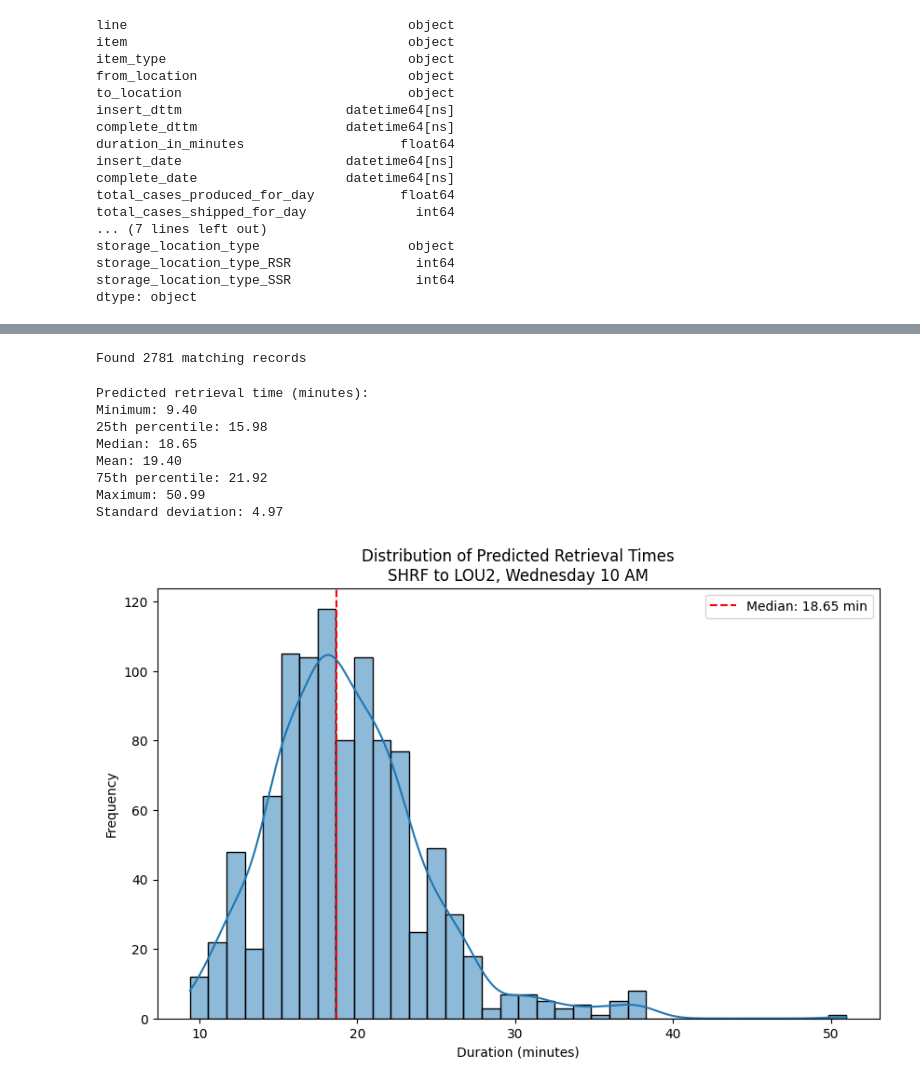
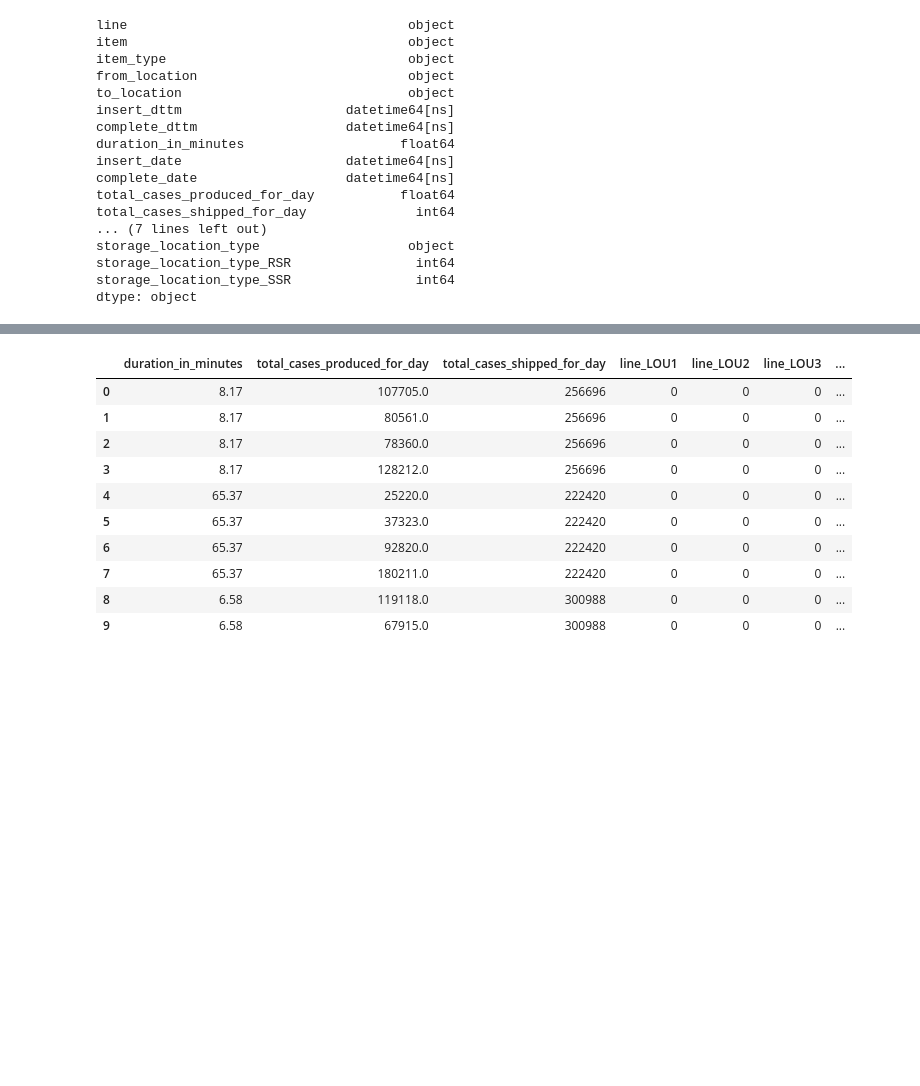
Before and after one commit to dandrew-nbl/autocall-retrieval-predictor, a Jupyter notebook: data_prep.ipynb, the cells around one changed output, grey strips where cells are left out. Saved outputs shown, nothing was run; the diff lists cells and outputs as text; code cells hidden in the pictures; blank space fills up the shorter version.

```diff
--- a/data_prep.ipynb
+++ b/data_prep.ipynb
@@ -1093,42 +322,14 @@ def predict_retrieval_times_monte_carlo(
-# %%
-# Example usage
-result = predict_retrieval_times_monte_carlo(
-    item_type='SHRF',
-    production_line='LOU2',
-    cases_produced=85000,
-    cases_shipped=170000,
-    day_of_week=2,  # Wednesday
-    hour_of_day=10,  # 10 AM
-    n_simulations=1000
-)
-
-# Print results
-print(f"Predicted retrieval time (minutes):")
-print(f"Minimum: {result['min']:.2f}")
-print(f"25th percentile: {result['25th_percentile']:.2f}")
-print(f"Median: {result['median']:.2f}")
-print(f"Mean: {result['mean']:.2f}")
-print(f"75th percentile: {result['75th_percentile']:.2f}")
-print(f"Maximum: {result['max']:.2f}")
-print(f"Standard deviation: {result['std_dev']:.2f}")
-
-# Visualize the distribution
-plt.figure(figsize=(10, 6))
-sns.histplot(result['raw_predictions'], kde=True)
-plt.title(f"Distribution of Predicted Retrieval Times\nSHRF to LOU2, Wednesday 10 AM")
-plt.xlabel("Duration (minutes)")
-plt.ylabel("Frequency")
-plt.axvline(result['median'], color='red', linestyle='--', label=f"Median: {result['median']:.2f} min")
-plt.legend()
-plt.show()
-# %% [output]
-Found 2781 matching records
-Predicted retrieval time (minutes):
-Minimum: 9.40
-25th percentile: 15.98
-Median: 18.65
-Mean: 19.40
-75th percentile: 21.92
-Maximum: 50.99
-Standard deviation: 4.97
-[figure, removed]
+# %%
+numerical_matrix_df.head(10)
+# %% [output]
+|  | duration_in_minutes | total_cases_produced_for_day | total_cases_shipped_for_day | line_LOU1 | line_LOU2 | line_LOU3 | ... |
+| 0 | 8.17 | 107705.0 | 256696 | 0 | 0 | 0 | ... |
+| 1 | 8.17 | 80561.0 | 256696 | 0 | 0 | 0 | ... |
+| 2 | 8.17 | 78360.0 | 256696 | 0 | 0 | 0 | ... |
+| 3 | 8.17 | 128212.0 | 256696 | 0 | 0 | 0 | ... |
+| 4 | 65.37 | 25220.0 | 222420 | 0 | 0 | 0 | ... |
+| 5 | 65.37 | 37323.0 | 222420 | 0 | 0 | 0 | ... |
+| 6 | 65.37 | 92820.0 | 222420 | 0 | 0 | 0 | ... |
+| 7 | 65.37 | 180211.0 | 222420 | 0 | 0 | 0 | ... |
+| 8 | 6.58 | 119118.0 | 300988 | 0 | 0 | 0 | ... |
+| 9 | 6.58 | 67915.0 | 300988 | 0 | 0 | 0 | ... |
```
Also changed, not shown: parts of 43 cells of this notebook.
